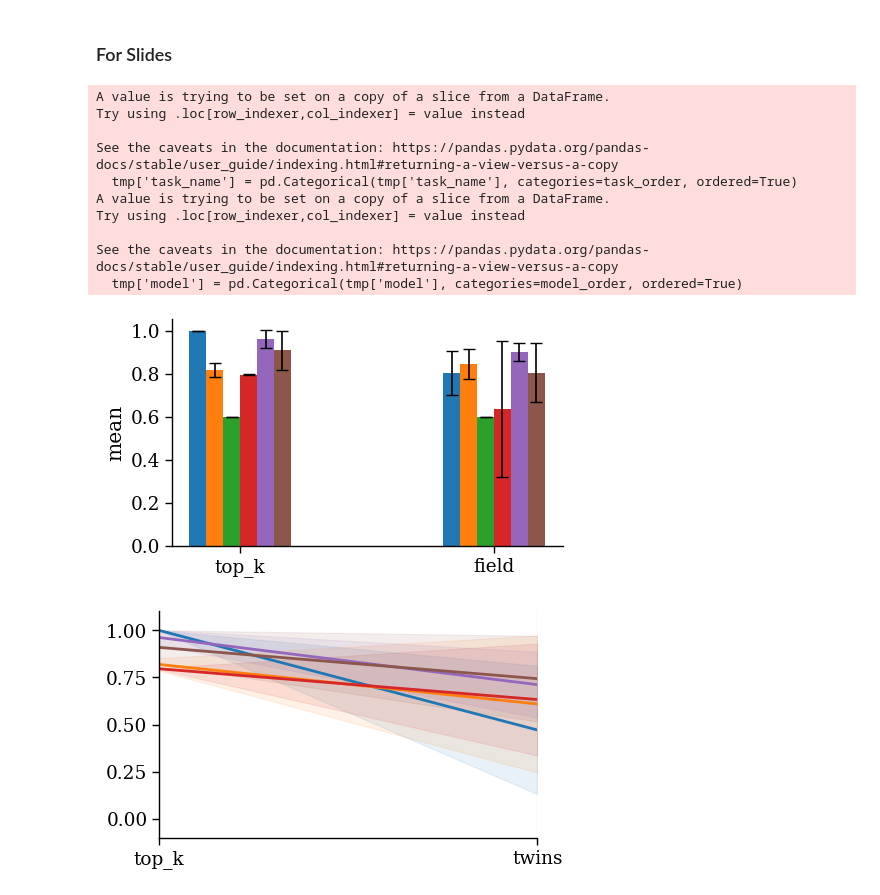
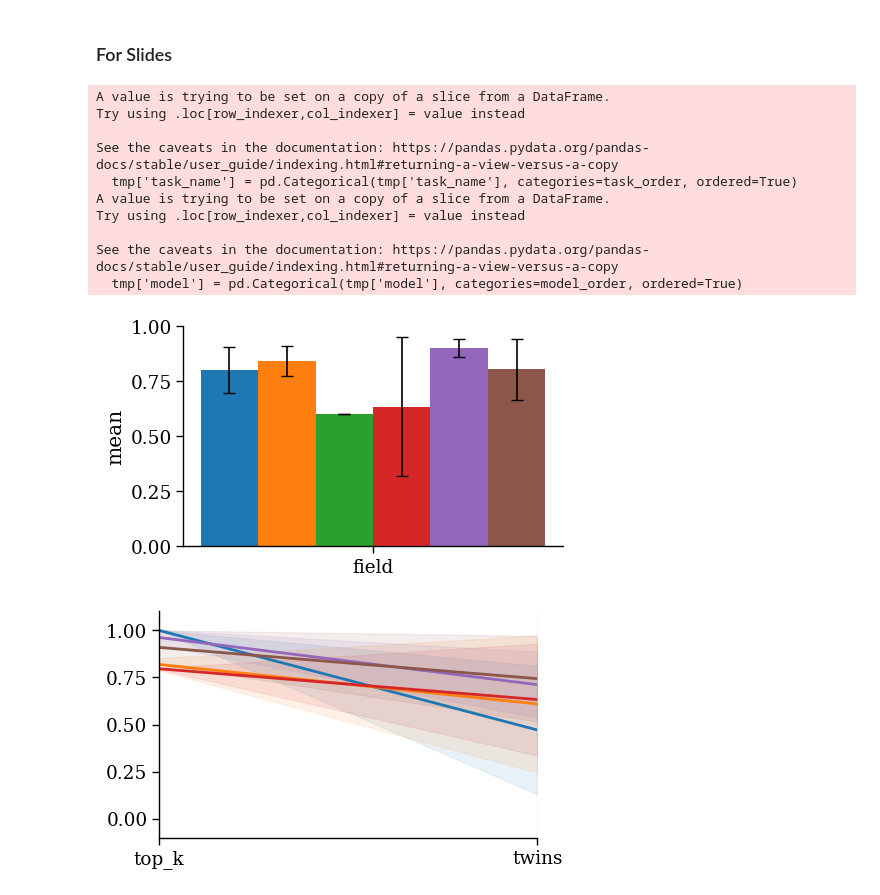
Before and after one commit to CSHVienna/LLMScholarBench, a Jupyter notebook: Auditor/notebooks/3_factuality.ipynb, the cells around one changed output. Drawn from its saved outputs; the diff is of its cells as text; code cells hidden in the pictures.

Commit message:
demographic plots modified (female first) and x-axis not flipped

```diff
--- a/Auditor/notebooks/3_factuality.ipynb
+++ b/Auditor/notebooks/3_factuality.ipynb
@@ -136,7 +180,7 @@ import numpy as np
 import matplotlib.pyplot as plt
 import pandas as pd
 
-task_order = ['top_k','field']
+task_order = ['field']
 
 tmp = df_fact_authors_either.query("task_name in @task_order")
 
@@ -167,34 +211,34 @@ for i, model in enumerate(model_order):
         capsize=4
     )
 
 # Formatting
 # ax.set_xlabel("Task Name")
 ax.set_ylabel("mean")
 # ax.set_title("Performance by Task and Model")
 ax.set_xticks(x)
 ax.set_xticklabels(task_order, rotation=0, ha='center')
 # ax.legend(None)
 plt.tight_layout()
 
 plt.subplots_adjust(wspace=0.0, hspace=0.01)
 
 # vis._polish_plot(fig, ax, x_col='task_name', y_col='mean', group_order=model_order)
 vis._finish_plot(fig, None)
 
 plt.show()
 plt.close()
 # %% [output]
 A value is trying to be set on a copy of a slice from a DataFrame.
 Try using .loc[row_indexer,col_indexer] = value instead
 
 See the caveats in the documentation: https://pandas.pydata.org/pandas-docs/stable/user_guide/indexing.html#returning-a-view-versus-a-copy
   tmp['task_name'] = pd.Categorical(tmp['task_name'], categories=task_order, ordered=True)
 A value is trying to be set on a copy of a slice from a DataFrame.
 Try using .loc[row_indexer,col_indexer] = value instead
 
 See the caveats in the documentation: https://pandas.pydata.org/pandas-docs/stable/user_guide/indexing.html#returning-a-view-versus-a-copy
   tmp['model'] = pd.Categorical(tmp['model'], categories=model_order, ordered=True)
-[figure, old version]
+[figure, new version]
 # %%
 
 fn = None
```
Also changed, not shown: parts of 2 cells of this notebook, 8 other files.
